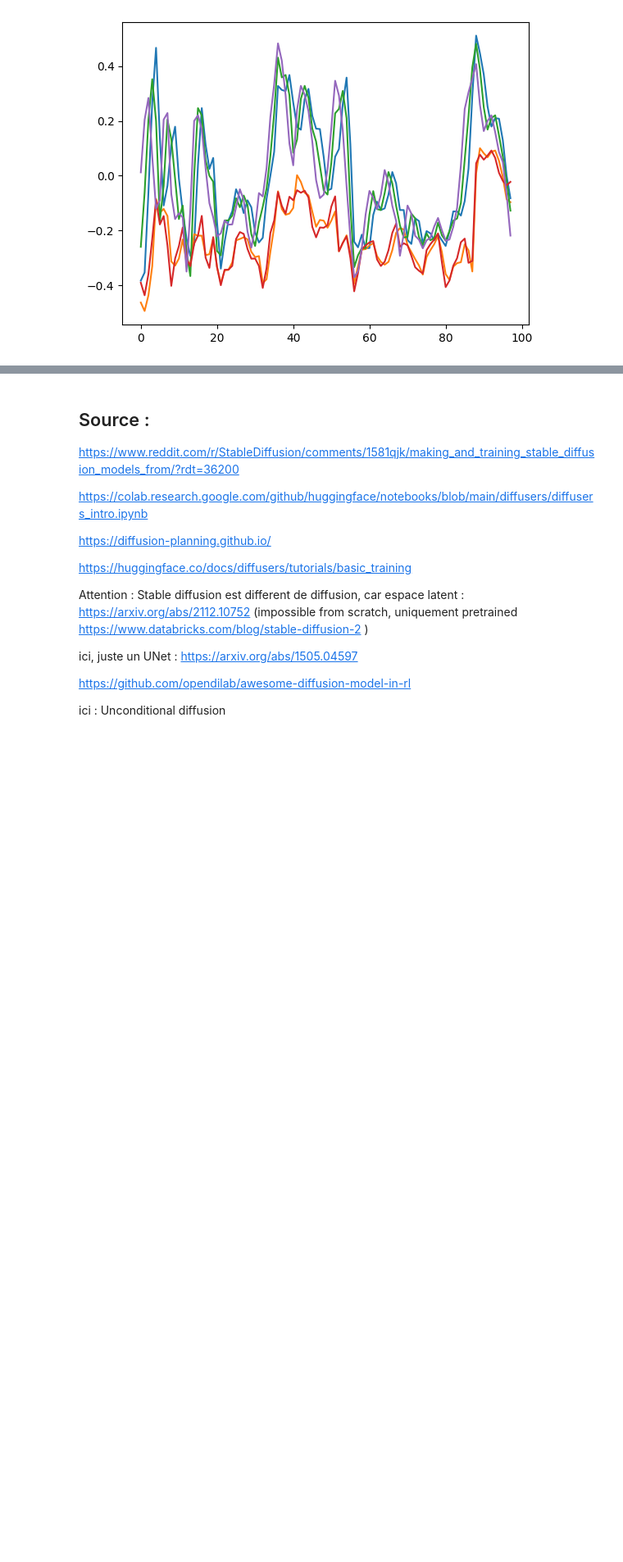
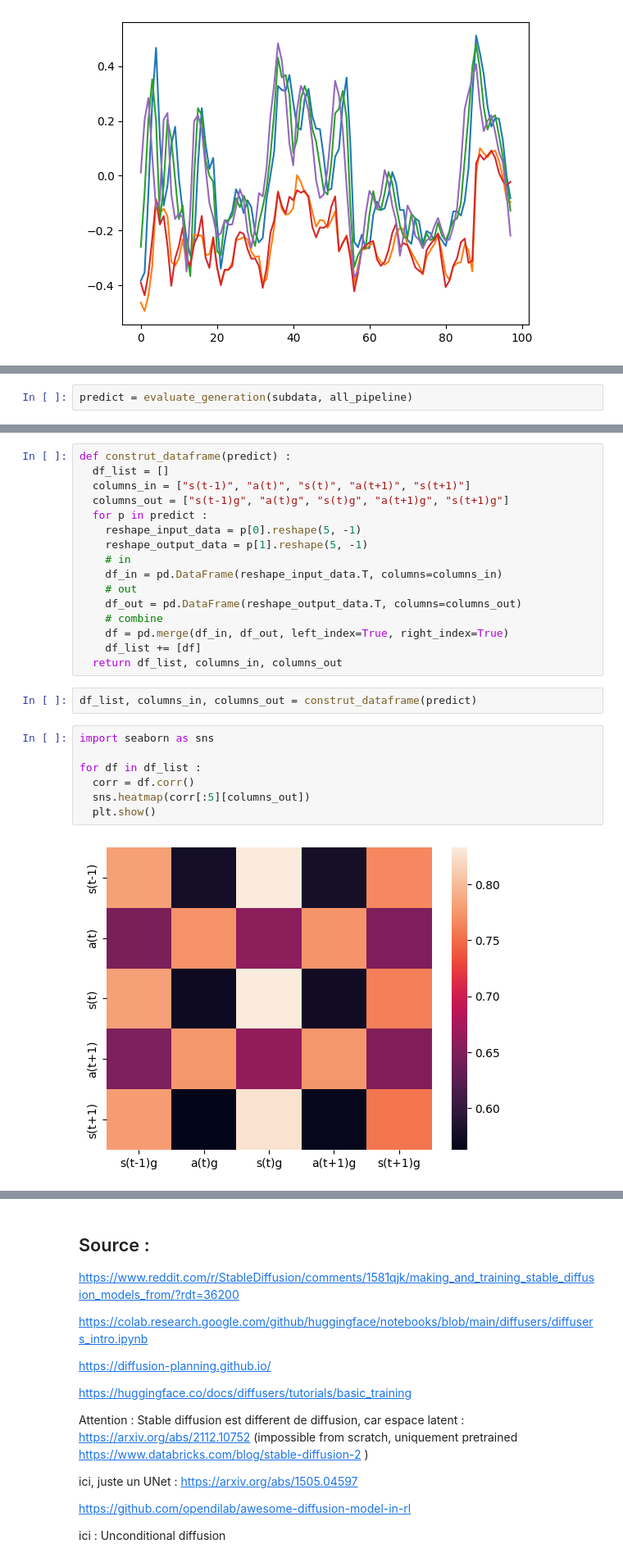
Before and after one commit to fabienfrfr/Gym-Setpoint, a Jupyter notebook: diffusion/result_Generative-2D_SPDL.ipynb, the cells around one changed output, grey strips where cells are left out. Shown at 82% size. Drawn from its saved outputs; the diff is of its cells as text; blank space fills up the shorter version.

```diff
--- a/diffusion/result_Generative-2D_SPDL.ipynb
+++ b/diffusion/result_Generative-2D_SPDL.ipynb
@@ -263,0 +312,2 @@ fig.show()
+# %%
+predict = evaluate_generation(subdata, all_pipeline)
@@ -263,0 +329,27 @@ fig.show()
+# %%
+def construt_dataframe(predict) :
+  df_list = []
+  columns_in = ["s(t-1)", "a(t)", "s(t)", "a(t+1)", "s(t+1)"]
+  columns_out = ["s(t-1)g", "a(t)g", "s(t)g", "a(t+1)g", "s(t+1)g"]
+  for p in predict :
+    reshape_input_data = p[0].reshape(5, -1)
+    reshape_output_data = p[1].reshape(5, -1)
+    # in
+    df_in = pd.DataFrame(reshape_input_data.T, columns=columns_in)
+    # out
+    df_out = pd.DataFrame(reshape_output_data.T, columns=columns_out)
+    # combine
+    df = pd.merge(df_in, df_out, left_index=True, right_index=True)
+    df_list += [df]
+  return df_list, columns_in, columns_out
+# %%
+df_list, columns_in, columns_out = construt_dataframe(predict)
+# %%
+import seaborn as sns
+
+for df in df_list :
+  corr = df.corr()
+  sns.heatmap(corr[:5][columns_out])
+  plt.show()
+# %% [output]
+[figure, added]
```
Also changed, not shown: parts of 11 cells of this notebook.
